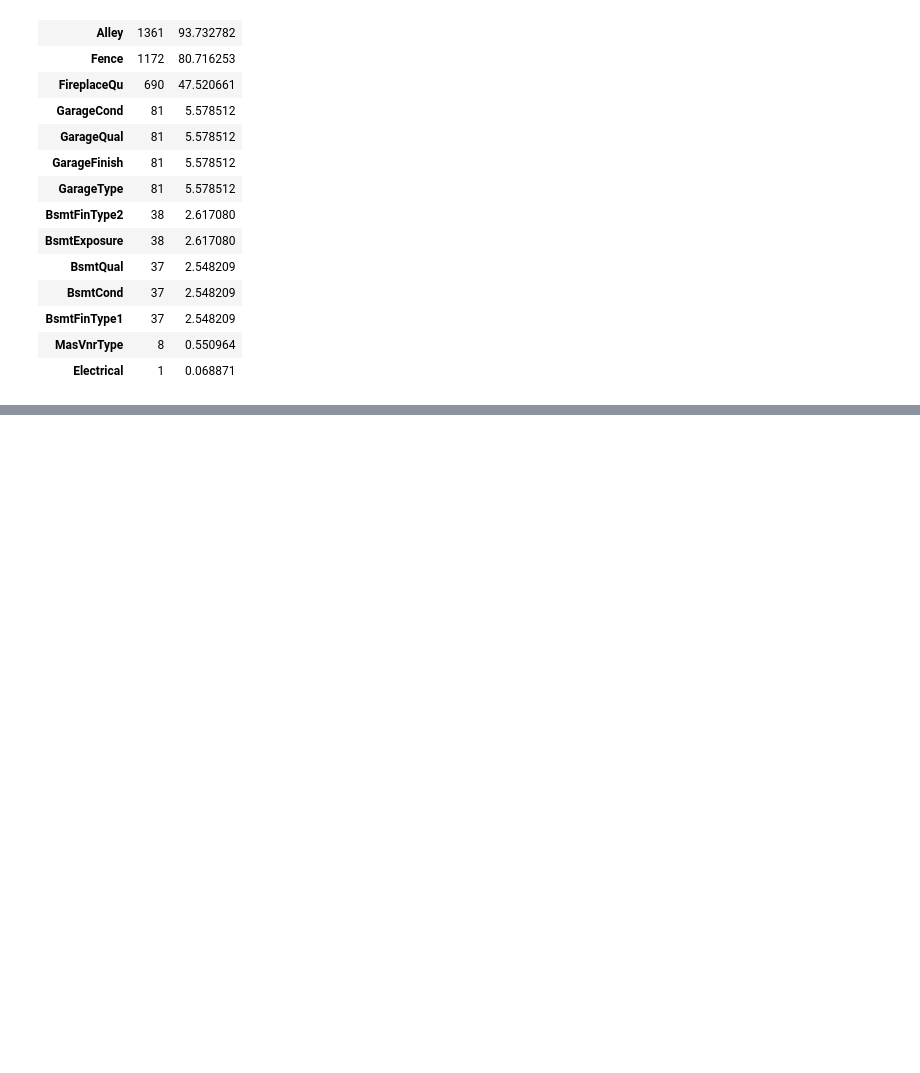
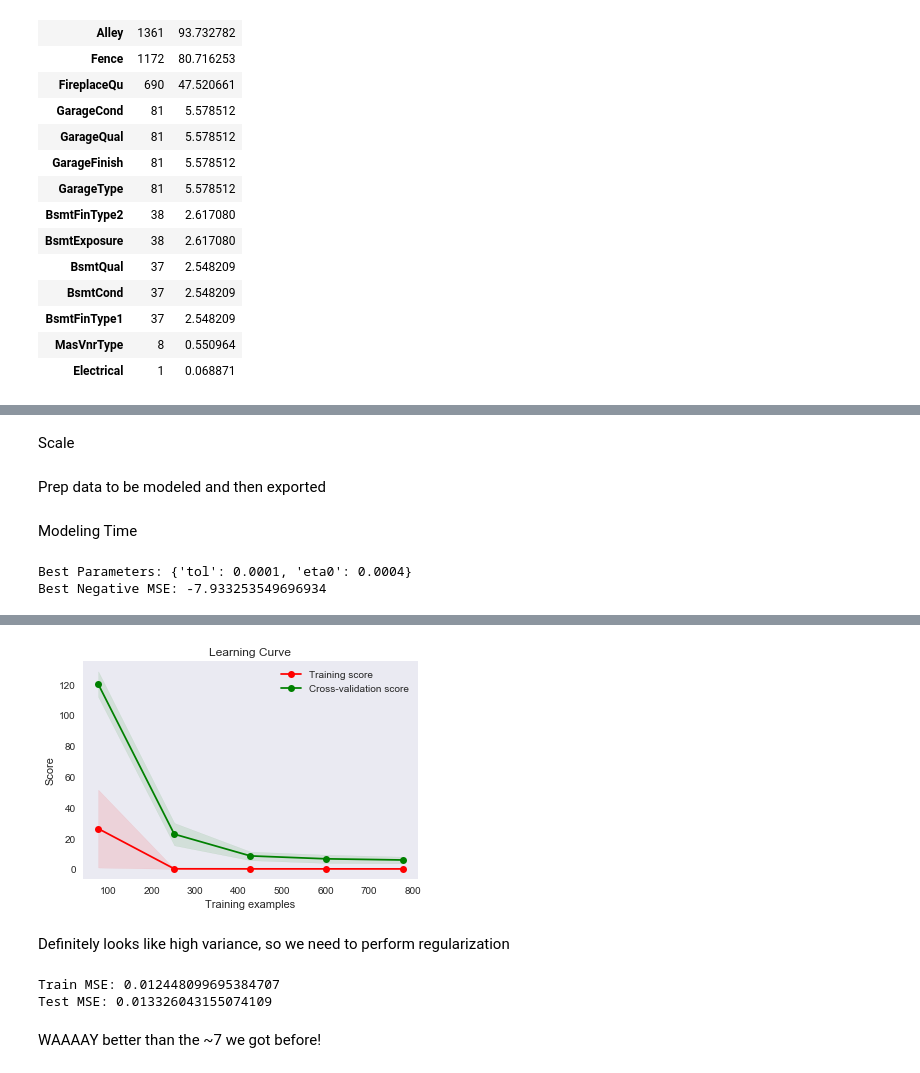
Before and after one commit to georgez-zgeorge/AML_code, a Jupyter notebook: Homework 2/Homework 2.ipynb, the cells around one changed output, grey strips where cells are left out. Saved outputs shown, nothing was run; the diff lists cells and outputs as text; code cells hidden in the pictures; blank space fills up the shorter version.

```diff
--- a/Homework 2/Homework 2.ipynb
+++ b/Homework 2/Homework 2.ipynb
@@ -289,0 +312,5 @@ train_df=train_df[train_df.Electrical.notnull()]
+# %% [markdown]
+Scale
+# %%
+SalePrice = dummies_train.SalePrice
+dummies_train=dummies_train.drop('SalePrice',axis=1)
@@ -289,0 +319,6 @@ train_df=train_df[train_df.Electrical.notnull()]
+# %%
+scaler = StandardScaler()
+scaler.fit(dummies_train)
+scaled_train = scaler.transform(dummies_train)
+# %% [markdown]
+Prep data to be modeled and then exported
@@ -289,0 +327,2 @@ train_df=train_df[train_df.Electrical.notnull()]
+# %% [markdown]
+Modeling Time
@@ -289,0 +334,19 @@ train_df=train_df[train_df.Electrical.notnull()]
+# %%
+X_train, X_test, y_train, y_test = train_test_split(scaled_train, SalePrice, test_size=0.33, random_state=23)
+# %%
+param_options = {"eta0": [.0001, .0004, .001, .004, .01, .04, .1, .4, 1, 4],
+             "tol": [.01, .001, .0001]}
+
+linear_regression_model = SGDRegressor()
+
+iterations = 20
+random_search = RandomizedSearchCV(linear_regression_model,param_distributions=param_options,n_iter=iterations,
+                                  cv=3, scoring='neg_mean_squared_error')
+
+random_search.fit(X_train, y_train)
+
+print("Best Parameters: {}".format(random_search.best_params_))
+print("Best Negative MSE: {}".format(random_search.best_score_))
+# %% [output]
+Best Parameters: {'tol': 0.0001, 'eta0': 0.0004}
+Best Negative MSE: -7.933253549696934
@@ -289,0 +413,3 @@ train_df=train_df[train_df.Electrical.notnull()]
+# %%
+plot_learning_curve(random_search, "Learning Curve", X_train, y_train, cv=5)
+# %% [output]
@@ -289,0 +417,17 @@ train_df=train_df[train_df.Electrical.notnull()]
+[figure, added]
+# %% [markdown]
+Definitely looks like high variance, so we need to perform regularization
+# %%
+# l1 ratio of zero is l2 and visa-versa
+# alphas are how much to weight regularization
+reg = ElasticNetCV(l1_ratio=[.1, .5, .7, .9, .95, .99, 1], alphas=[.1, 1, 10])
+reg.fit(X_train, y_train)
+train_predictions = reg.predict(X_train)
+test_predictions = reg.predict(X_test)
+print("Train MSE: {}".format(mean_squared_error(y_train, train_predictions)))
+print("Test MSE: {}".format(mean_squared_error(y_test, test_predictions)))
+# %% [output]
+Train MSE: 0.012448099695384707
+Test MSE: 0.013326043155074109
+# %% [markdown]
+WAAAAY better than the ~7 we got before!
```
Also changed, not shown: parts of 18 cells of this notebook.
